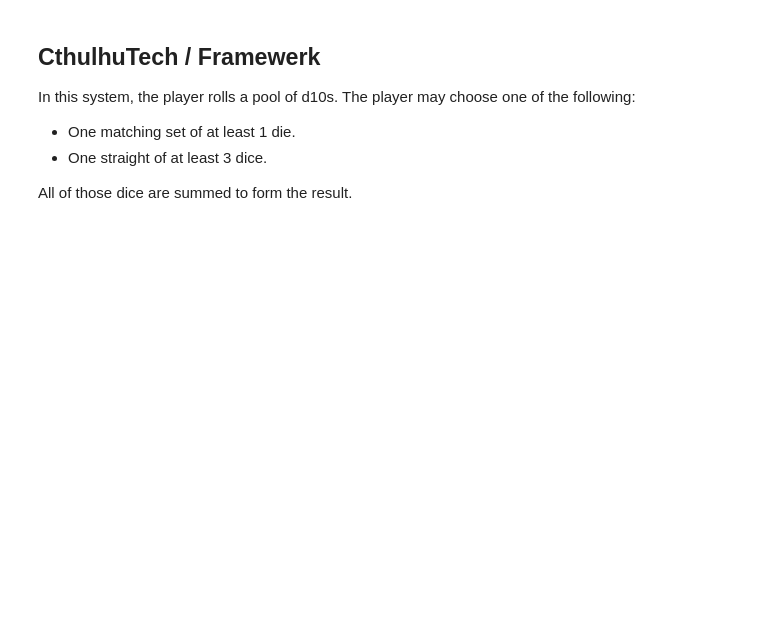
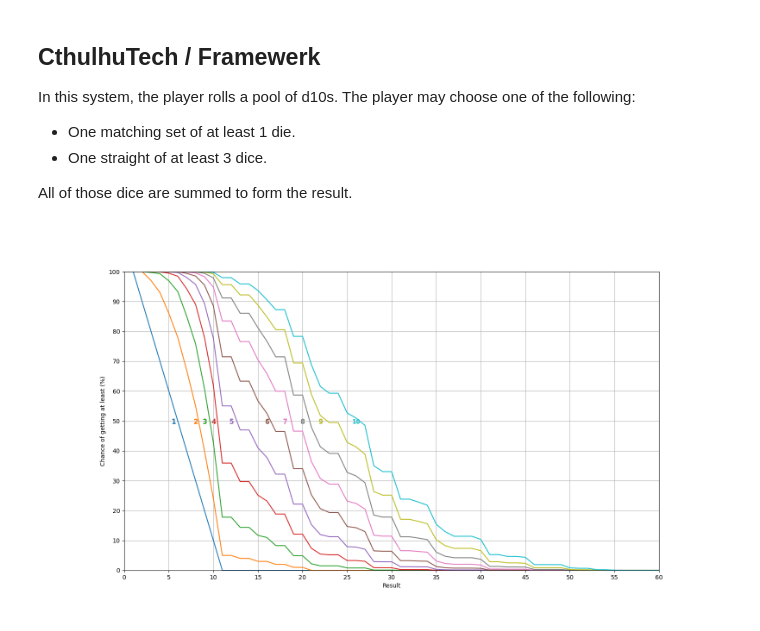
Before and after one commit to HighDiceRoller/icepool, a Jupyter notebook: notebooks/cthulhutech.ipynb, the cells around one changed output. Saved outputs shown, nothing was run; the diff lists cells and outputs as text; code cells hidden in the pictures; blank space fills up the shorter version.

Commit message:
fix cthulhutech.ipynb alignment

```diff
--- a/notebooks/cthulhutech.ipynb
+++ b/notebooks/cthulhutech.ipynb
@@ -15,14 +15,14 @@ import icepool
 
 class CthulhuTechEval(icepool.EvalPool):
     def next_state(self, state, outcome, count):
-        # This implementation assumes all outcomes are consecutive,
-        # as is the case for CthulhuTech's d10s.
-        # Otherwise we would need to store the previous seen outcome in the state.
-        score, run = state or (0, 0)
+        score, run, prev_outcome = state or (0, 0, outcome - 1)
         if count > 0:
             set_score = outcome * count
             run_score = 0
-            run += 1
+            if outcome == prev_outcome + 1:
+                run += 1
+            else:
+                run = 1
             if run >= 3:
                 # This could be the triangular formula, but it's clearer this way.
                 for i in range(run): run_score += (outcome - i)
@@ -30,34 +30,37 @@ class CthulhuTechEval(icepool.EvalPool):
         else:
             # No dice rolled this number, so the score remains the same.
             run = 0
-        return score, run
+        return score, run, outcome
 
     def final_outcome(self, final_state, *_):
         # Return just the score.
         return final_state[0]
 
 import matplotlib.pyplot as plt
 
 default_colors = plt.rcParams['axes.prop_cycle'].by_key()['color']
 evaluator = CthulhuTechEval()
 figsize = (16, 9)
 fig, ax = plt.subplots(figsize=figsize)
 
 for num_dice in range(1, 11):
     pool = icepool.d10.pool(num_dice)
     result = evaluator.eval(pool)
+    result, _, _ = icepool.align_range(result, 0, 100)
     ax.plot(result.outcomes(), result.sf(percent=True))
     marker_size = 64 if num_dice < 10 else 128
     ax.scatter(result.median(), 50.0,
                marker=('$%d$' % num_dice),
                facecolor=default_colors[num_dice-1],
                s=marker_size)
 
 ax.set_xticks(range(0, 61, 5))
 ax.set_yticks(range(0, 101, 10))
 ax.set_xlim(0, 60)
 ax.set_ylim(0, 100)
 ax.set_xlabel('Result')
 ax.set_ylabel('Chance of getting at least (%)')
 ax.grid()
 plt.show()
+# %% [output]
+[figure, added]
```
